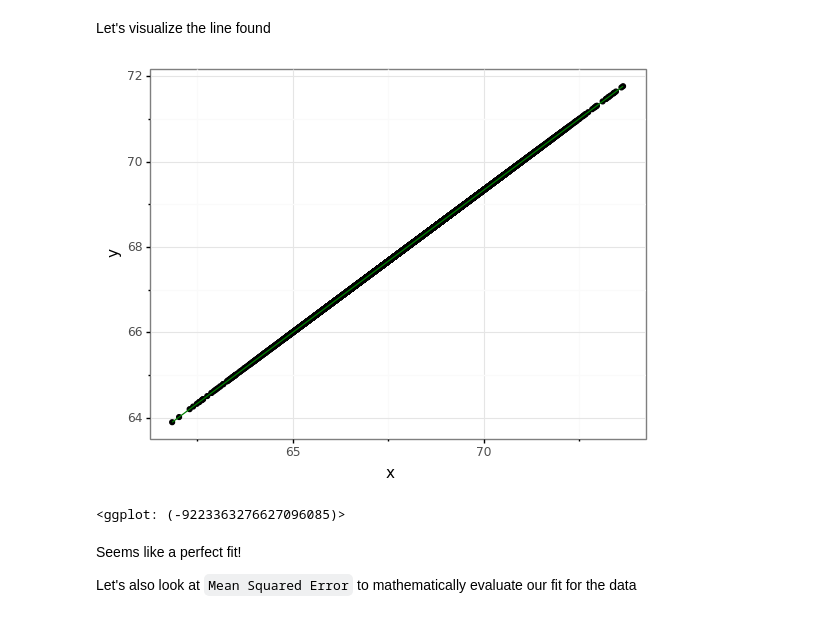
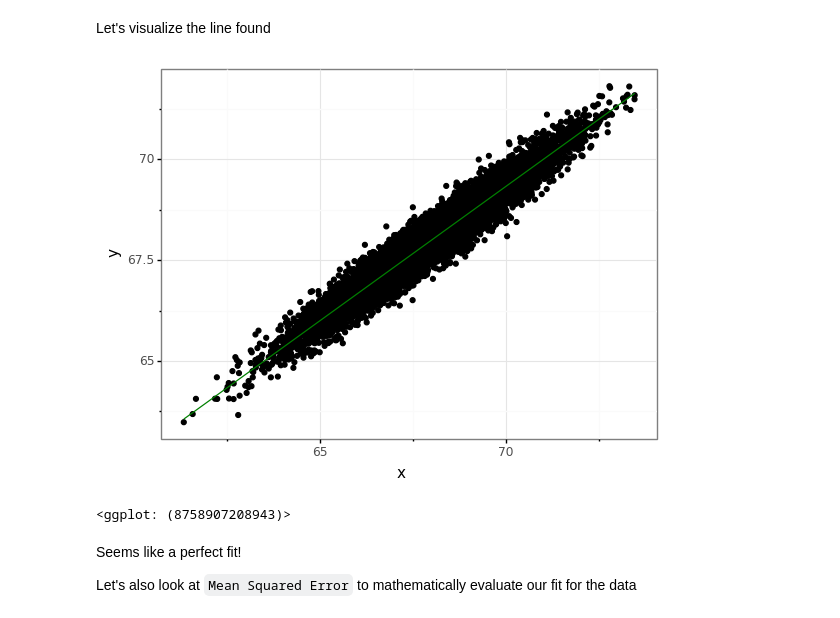
Before and after one commit to abhijeetdtu/ml-scratch, a Jupyter notebook: notebooks/5_linear_regression.ipynb, the cells around one changed output. Cells and saved outputs as stored; diff of their text form; code cells hidden in the pictures.

Commit message:
Updated Linear regression with random noise in y

```diff
--- a/notebooks/5_linear_regression.ipynb
+++ b/notebooks/5_linear_regression.ipynb
@@ -214,7 +214,7 @@ import pandas as pd
 from plotnine import *
 # %%
 X = np.random.normal(68,1.7 , (10000,1)) #Mean being 68 inches and with a standard deviation of around 1.7 inches
-y = np.sum((2/3)*X , 1) + (1/3)*68
+y = np.sum((2/3)*X , 1) + (1/3)*68 + np.random.normal(0,0.3 , 10000)
 # %%
 X
 # %% [output]
@@ -316,19 +316,19 @@ the 1.11 above is really just (2/3) in the new scale. To get the original value
 # %% [markdown]
 Let's visualize the line found
 # %%
-annotat(
+(
     ggplot(pd.DataFrame({"x" : X[:,0] , "y":y}) , aes(x="x" , y="y"))
-    + geom_jitter()
-    + annotate("segment"
+    + geom_point()
+    + annotate(geom="segment"
                , x=np.min(X)
-               , y=lr.predict(np.min(x_scaled).reshape(-1,1))
-               , xend=np.max(X) ,
-               yend=lr.predict(np.max(x_scaled).reshape(-1,1)) , color="green")
+               , y=lr.predict(np.min(x_scaled).reshape(-1,1))[0]
+               , xend=np.max(X)
+               , yend=lr.predict(np.max(x_scaled).reshape(-1,1))[0] , color="green")
     + theme_bw()
 )
 # %% [output]
-[figure, old version]
+[figure, new version]
-<ggplot: (-9223363276627096085)>
+<ggplot: (8758907208943)>
 # %% [markdown]
 Seems like a perfect fit!
 
```
Also changed, not shown: parts of 5 cells of this notebook.
